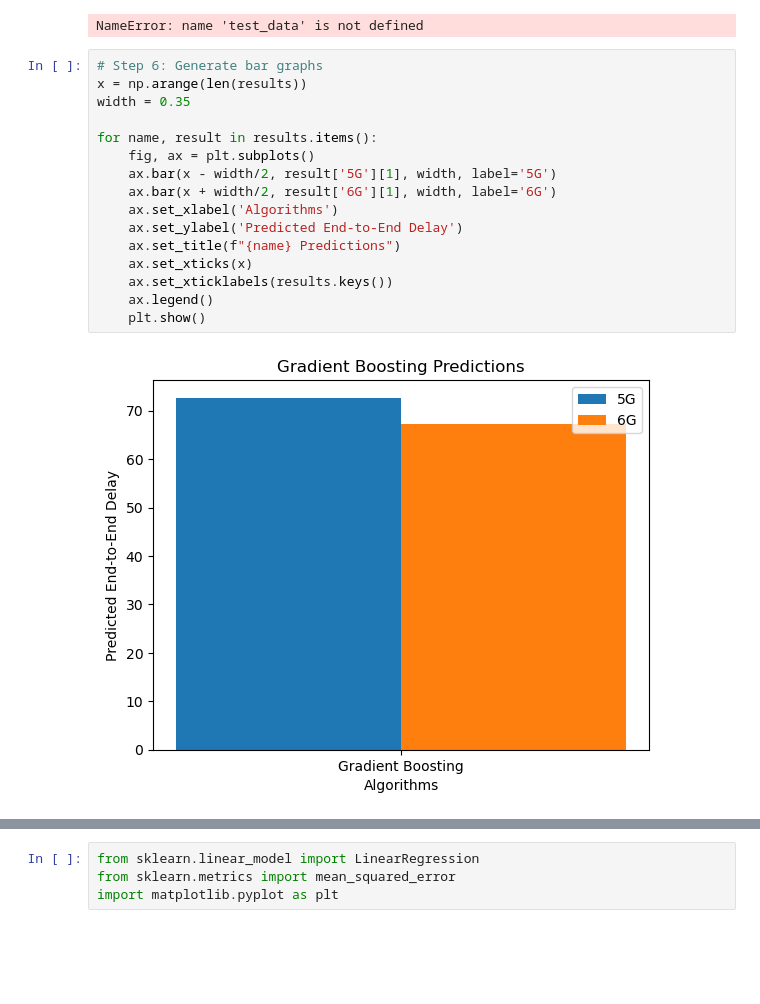
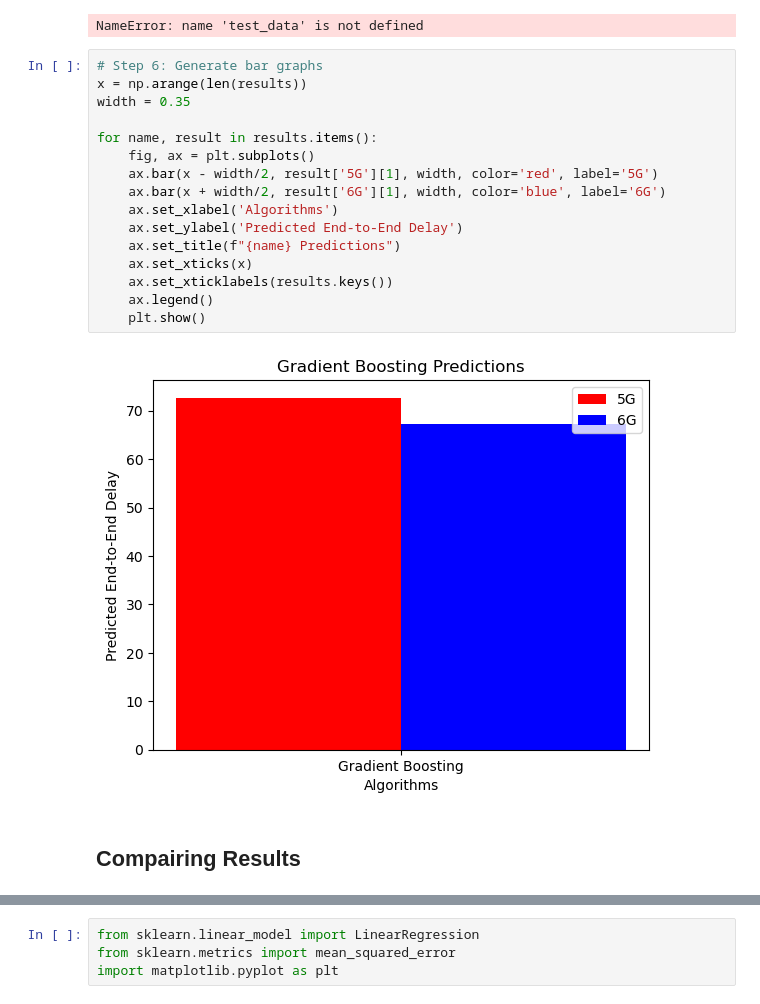
Before and after one commit to logicalNil/5g6gComparision, a Jupyter notebook: Implementation.ipynb, the cells around one changed output, grey strips where cells are left out. Saved outputs shown, nothing was run; the diff lists cells and outputs as text; blank space fills up the shorter version.

```diff
--- a/Implementation.ipynb
+++ b/Implementation.ipynb
@@ -123,21 +123,23 @@ NameError: name 'test_data' is not defined
 # %%
 # Step 6: Generate bar graphs
 x = np.arange(len(results))
 width = 0.35
 
 for name, result in results.items():
     fig, ax = plt.subplots()
-    ax.bar(x - width/2, result['5G'][1], width, label='5G')
-    ax.bar(x + width/2, result['6G'][1], width, label='6G')
+    ax.bar(x - width/2, result['5G'][1], width, color='red', label='5G')
+    ax.bar(x + width/2, result['6G'][1], width, color='blue', label='6G')
     ax.set_xlabel('Algorithms')
     ax.set_ylabel('Predicted End-to-End Delay')
     ax.set_title(f"{name} Predictions")
     ax.set_xticks(x)
     ax.set_xticklabels(results.keys())
     ax.legend()
     plt.show()
 # %% [output]
-[figure, old version]
+[figure, new version]
+# %% [markdown]
+## Compairing Results
 # %%
 # Step 5: Compare the results
 for name, result in results.items():
```
Also changed, not shown: parts of 1 cell of this notebook.
